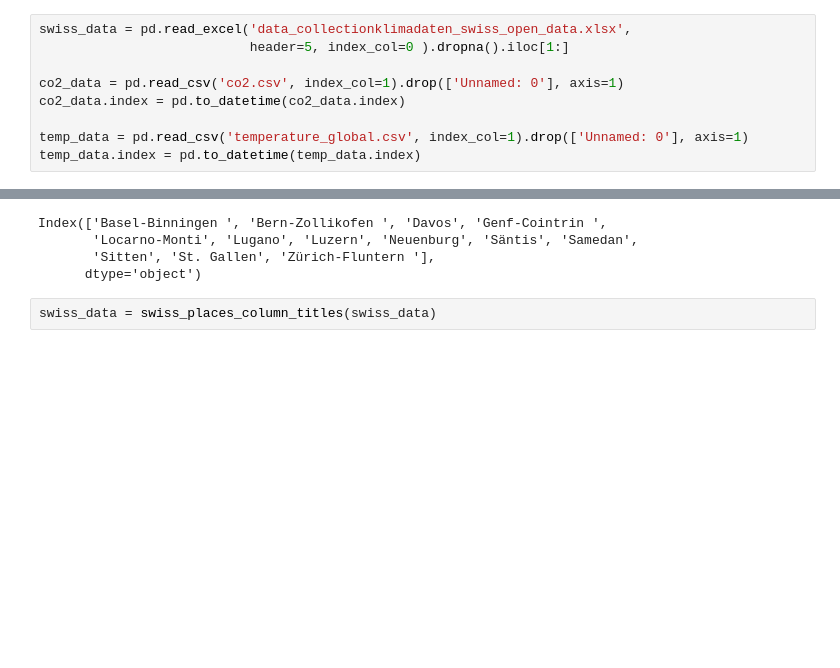
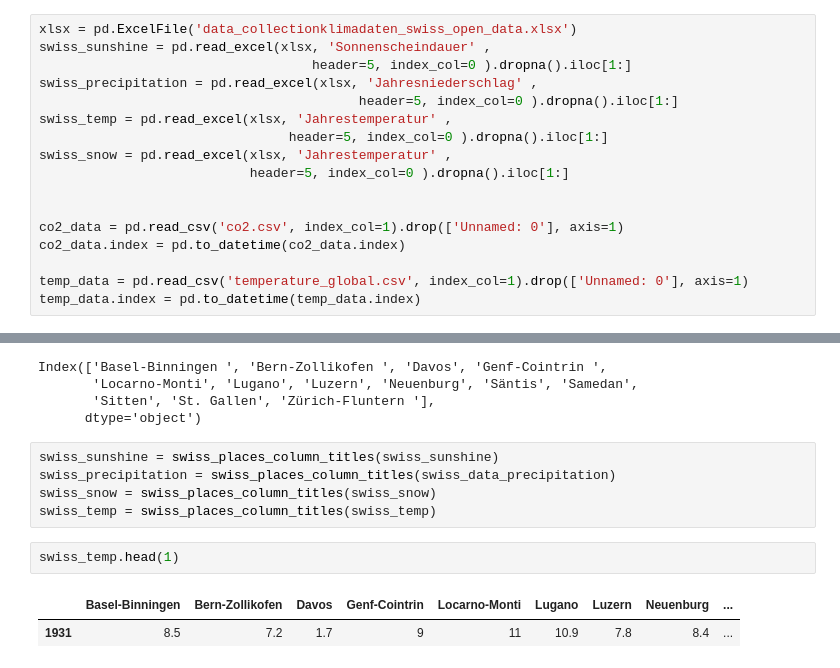
Before and after one commit to kenfus/FS2020-Project-Climate-Change, a Jupyter notebook: storytelling/EDA_Storytelling_Switzerland.ipynb, the cells around one changed output, grey strips where cells are left out. Cells and saved outputs as stored; diff of their text form; blank space fills up the shorter version.

```diff
--- a/storytelling/EDA_Storytelling_Switzerland.ipynb
+++ b/storytelling/EDA_Storytelling_Switzerland.ipynb
@@ -328,8 +316,16 @@ plot_line_newsnow(switzerland_newsnow)
 # %% [markdown]
 ## Read Data
 # %%
-swiss_data = pd.read_excel('data_collectionklimadaten_swiss_open_data.xlsx',
+xlsx = pd.ExcelFile('data_collectionklimadaten_swiss_open_data.xlsx')
+swiss_sunshine = pd.read_excel(xlsx, 'Sonnenscheindauer' ,
+                                   header=5, index_col=0 ).dropna().iloc[1:]
+swiss_precipitation = pd.read_excel(xlsx, 'Jahresniederschlag' ,
+                                         header=5, index_col=0 ).dropna().iloc[1:]
+swiss_temp = pd.read_excel(xlsx, 'Jahrestemperatur' ,
+                                header=5, index_col=0 ).dropna().iloc[1:]
+swiss_snow = pd.read_excel(xlsx, 'Jahrestemperatur' ,
                            header=5, index_col=0 ).dropna().iloc[1:]
+
 
 co2_data = pd.read_csv('co2.csv', index_col=1).drop(['Unnamed: 0'], axis=1)
 co2_data.index = pd.to_datetime(co2_data.index)
@@ -432,5 +428,13 @@ Index(['Basel-Binningen ', 'Bern-Zollikofen ', 'Davos', 'Genf-Cointrin ',
        'Locarno-Monti', 'Lugano', 'Luzern', 'Neuenburg', 'Säntis', 'Samedan',
        'Sitten', 'St. Gallen', 'Zürich-Fluntern '],
       dtype='object')
-# %%
-swiss_data = swiss_places_column_titles(swiss_data)
+# %%
+swiss_sunshine = swiss_places_column_titles(swiss_sunshine)
+swiss_precipitation = swiss_places_column_titles(swiss_data_precipitation)
+swiss_snow = swiss_places_column_titles(swiss_snow)
+swiss_temp = swiss_places_column_titles(swiss_temp)
+# %%
+swiss_temp.head(1)
+# %% [output]
+|  | Basel-Binningen | Bern-Zollikofen | Davos | Genf-Cointrin | Locarno-Monti | Lugano | Luzern | Neuenburg | ... |
+| 1931 | 8.5 | 7.2 | 1.7 | 9 | 11 | 10.9 | 7.8 | 8.4 | ... |
```
Also changed, not shown: parts of 4 cells of this notebook.
